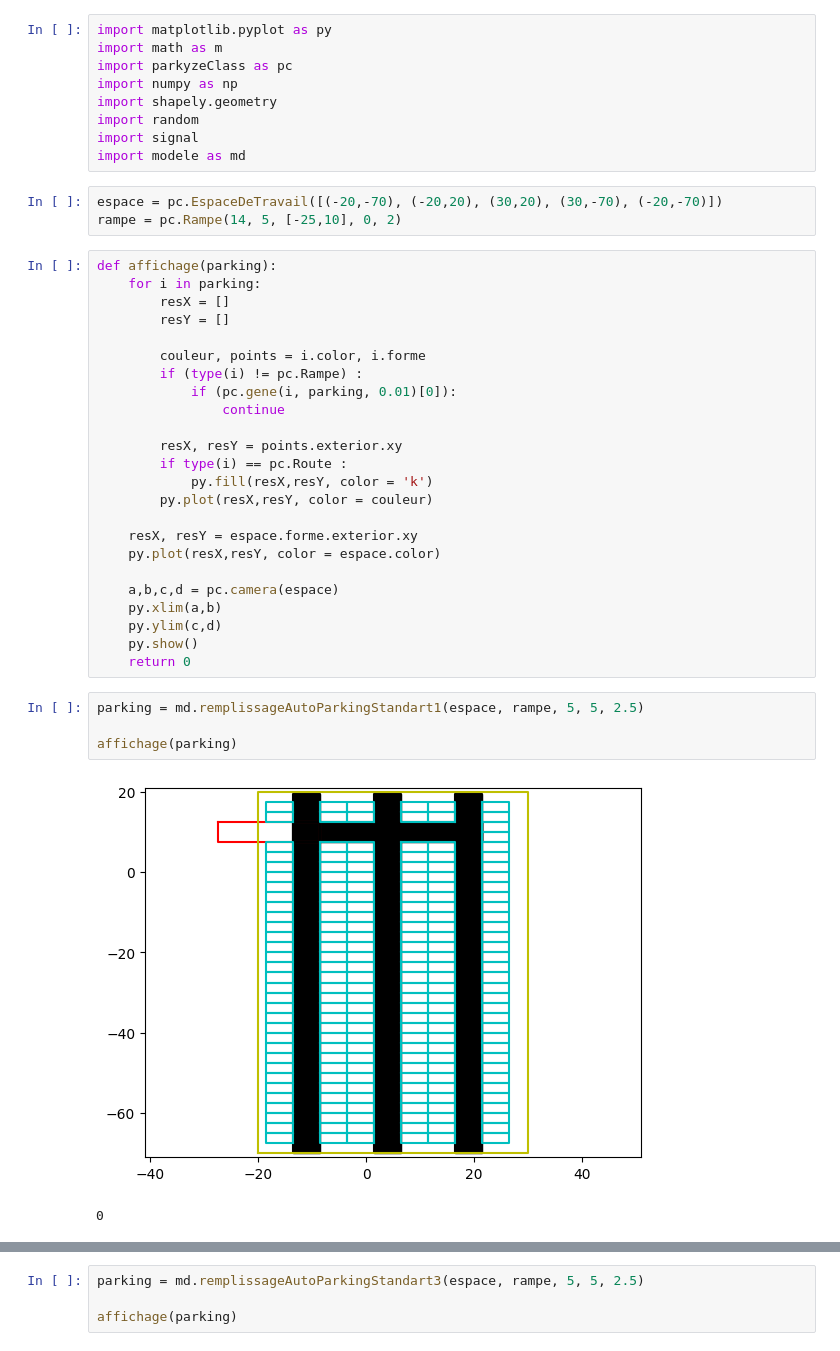
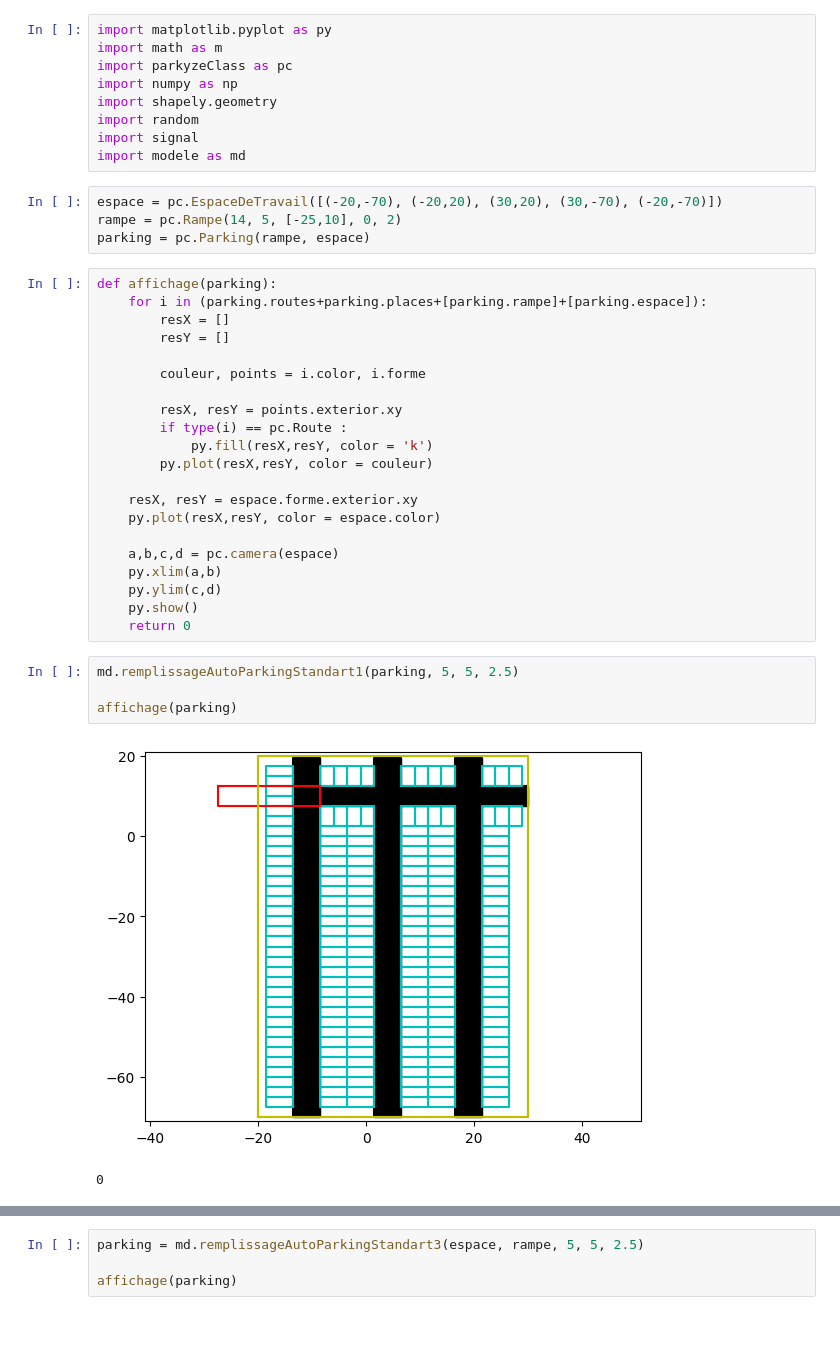
Before and after one commit to Painchadic/Parkyze-, a Jupyter notebook: parkyze.ipynb, the cells around one changed output, grey strips where cells are left out. Cells and saved outputs as stored; diff of their text form.

Commit message:
Nouveau Modèle de parking class parking implémenté

```diff
--- a/parkyze.ipynb
+++ b/parkyze.ipynb
@@ -10,16 +10,14 @@ import modele as md
 # %%
 espace = pc.EspaceDeTravail([(-20,-70), (-20,20), (30,20), (30,-70), (-20,-70)])
 rampe = pc.Rampe(14, 5, [-25,10], 0, 2)
+parking = pc.Parking(rampe, espace)
 # %%
 def affichage(parking):
-    for i in parking:
+    for i in (parking.routes+parking.places+[parking.rampe]+[parking.espace]):
         resX = []
         resY = []
 
         couleur, points = i.color, i.forme
-        if (type(i) != pc.Rampe) :
-            if (pc.gene(i, parking, 0.01)[0]):
-                continue
 
         resX, resY = points.exterior.xy
         if type(i) == pc.Route :
@@ -35,10 +33,10 @@ def affichage(parking):
     py.show()
     return 0
 # %%
-parking = md.remplissageAutoParkingStandart1(espace, rampe, 5, 5, 2.5)
+md.remplissageAutoParkingStandart1(parking, 5, 5, 2.5)
 
 affichage(parking)
 # %% [output]
-[figure, old version]
+[figure, new version]
 0
 # %%
```
Also changed, not shown: parts of 1 cell of this notebook, 2 other files.
